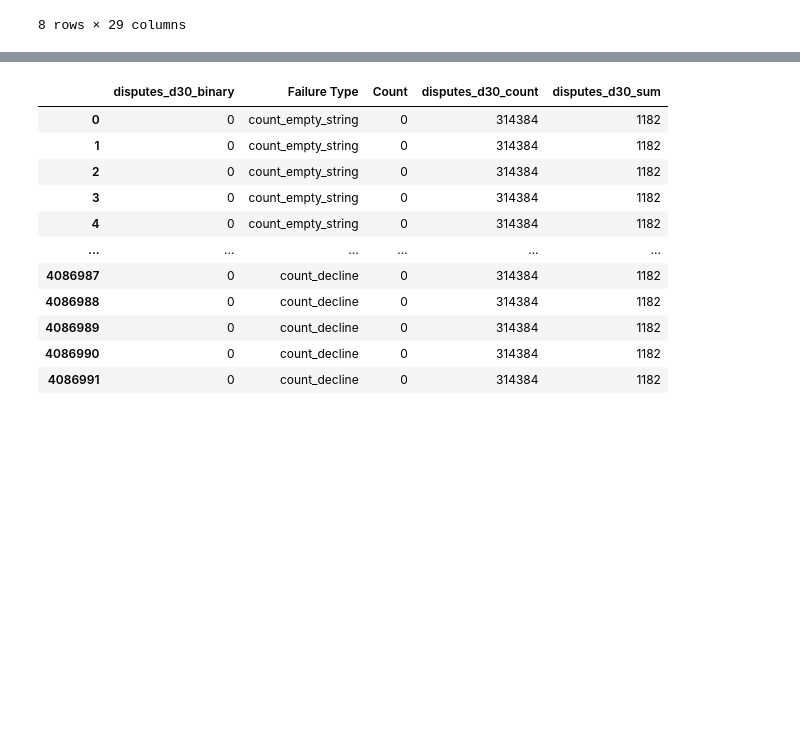
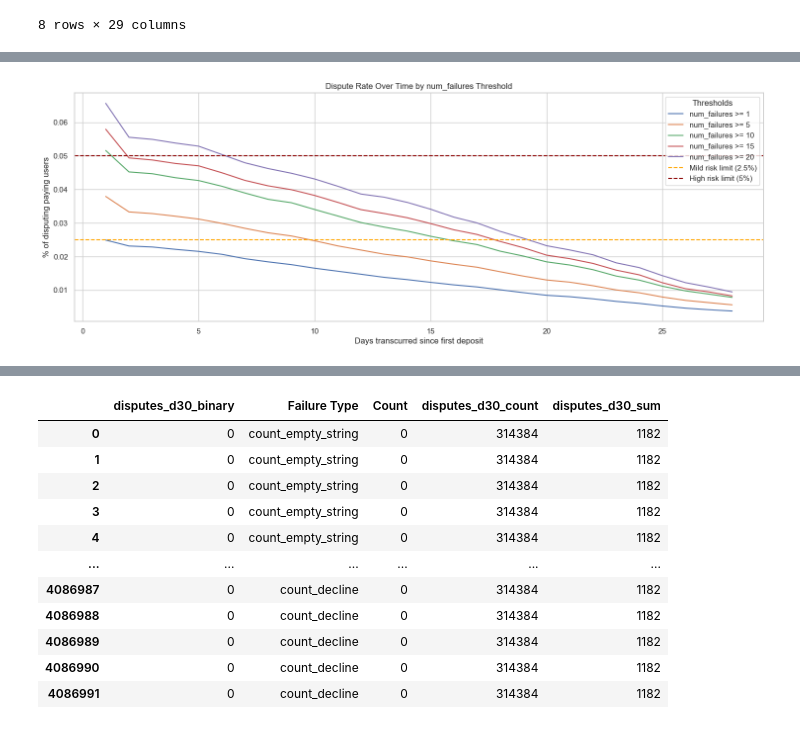
Before and after one commit to PereFuster/Colin-s-insight-rules, a Jupyter notebook: deposit_failure_rules.ipynb, the cells around one changed output, grey strips where cells are left out. Cells and saved outputs as stored; diff of their text form; code cells hidden in the pictures; blank space fills up the shorter version.

```diff
--- a/deposit_failure_rules.ipynb
+++ b/deposit_failure_rules.ipynb
@@ -2295,0 +2580,2 @@ plt.show()
+# %%
+d28_df['payment_fail_history_time'] = d28_df['payment_fail_history_time'].astype(str).str[1:-1].apply(lambda x: x.split(',')).replace('[[', '[]')
@@ -2295,0 +2597,2 @@ plt.show()
+# %%
+d28_df['max_date'] = d28_df['payment_history_time_clean'].apply(lambda dates: max(dates) if len(dates) > 0 else None)
@@ -2295,0 +2623,12 @@ plt.show()
+# %%
+# General function to count cases within specified hours using the extracted indexes
+def count_cases_within_hours(event_history, indexes):
+    event_history = str(event_history).strip('[]')
+    event_values_list = [str(item.strip()) for item in event_history.split(',')]
+    selected_payments = [event_values_list[i] for i in indexes
+                         if i < len(event_values_list)
+                         and event_values_list[i] is not None
+                         and event_values_list[i] != 'None'
+                         and event_values_list[i].replace('[', '').replace(']', '') != ''
+                         and event_values_list[i].replace('[', '').replace(']', '') != '.']
+    return len(selected_payments)
@@ -2295,0 +2813,32 @@ plt.show()
+# %%
+final_results = final_results[final_results['num_failures'] > 0]
+# %%
+# I want to generate a time series plot, that each line is the dispute rate where num_failures is greater than X.
+# final_results.to_csv('little_shit.csv')
+thresholds = [1, 5, 10, 15, 20]
+
+# Recalculate dispute rates based on the sum of counts and sums for each day and threshold
+dispute_rate_by_threshold = {}
+for threshold in thresholds:
+    filtered_data = final_results[(final_results['failure_type'] == 'All') & (final_results['num_failures'] > threshold)]
+    aggregated_data = filtered_data.groupby('day').agg({'count': 'sum', 'sum': 'sum'})
+    aggregated_data['dispute_rate'] = aggregated_data['sum']*1.535 / aggregated_data['count']
+    dispute_rate_by_threshold[threshold] = aggregated_data['dispute_rate']
+
+# Plot the results
+plt.figure(figsize = (18, 6))
+for threshold, rates in dispute_rate_by_threshold.items():
+    plt.plot(rates.index, rates.values, label = f"num_failures >= {threshold}")
+
+plt.axhline(y=0.025, color='orange', linestyle='--', label='Mild risk limit (2.5%)')
+plt.axhline(y=0.05, color='darkred', linestyle='--', label='High risk limit (5%)')
+
+# Customize the plot
+plt.title("Dispute Rate Over Time by num_failures Threshold")
+plt.xlabel("Days transcurred since first deposit")
+plt.ylabel("% of disputing paying users")
+plt.legend(title="Thresholds")
+plt.grid(True)
+plt.show()
+# %% [output]
+[figure, added]
```
Also changed, not shown: parts of 47 cells of this notebook, 2 other files.
